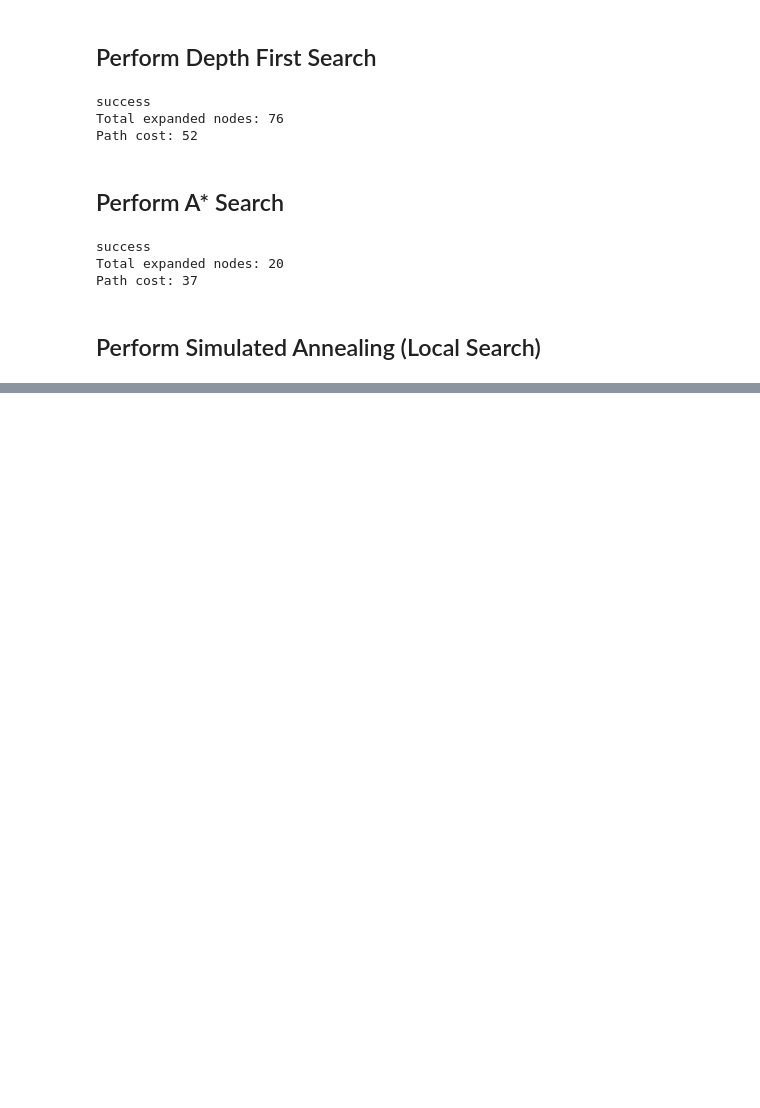
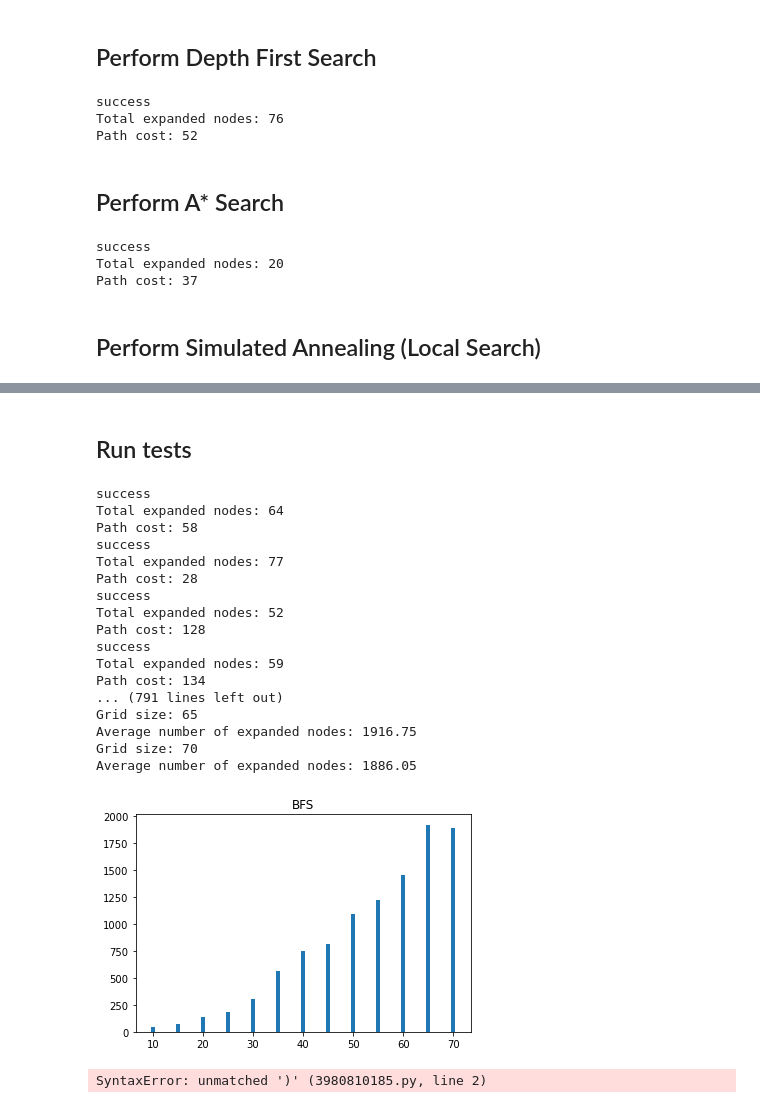
Before and after one commit to calvinhathcock/ai_searching, a Jupyter notebook: searching_driver.ipynb, the cells around one changed output, grey strips where cells are left out. Saved outputs shown, nothing was run; the diff lists cells and outputs as text; code cells hidden in the pictures; blank space fills up the shorter version.

```diff
--- a/searching_driver.ipynb
+++ b/searching_driver.ipynb
@@ -173 +173,3 @@ Average h-value of board size 16: 8.2
 ---------------------------
+# %% [markdown]
+## Run tests
@@ -173,0 +178,27 @@ Average h-value of board size 16: 8.2
+# %%
+#Breadth First
+runTests(False, 'BFS')
+# %% [output]
+success
+Total expanded nodes: 64
+Path cost: 58
+success
+Total expanded nodes: 77
+Path cost: 28
+success
+Total expanded nodes: 52
+Path cost: 128
+success
+Total expanded nodes: 59
+Path cost: 134
+... (791 lines left out)
+Grid size: 65
+Average number of expanded nodes: 1916.75
+Grid size: 70
+Average number of expanded nodes: 1886.05
+[figure, added]
+# %%
+#Depth First
+runTests(False, 'DFS')
+# %% [output]
+SyntaxError: unmatched ')' (3980810185.py, line 2)
```
Also changed, not shown: parts of 4 cells of this notebook, 4 other files.
